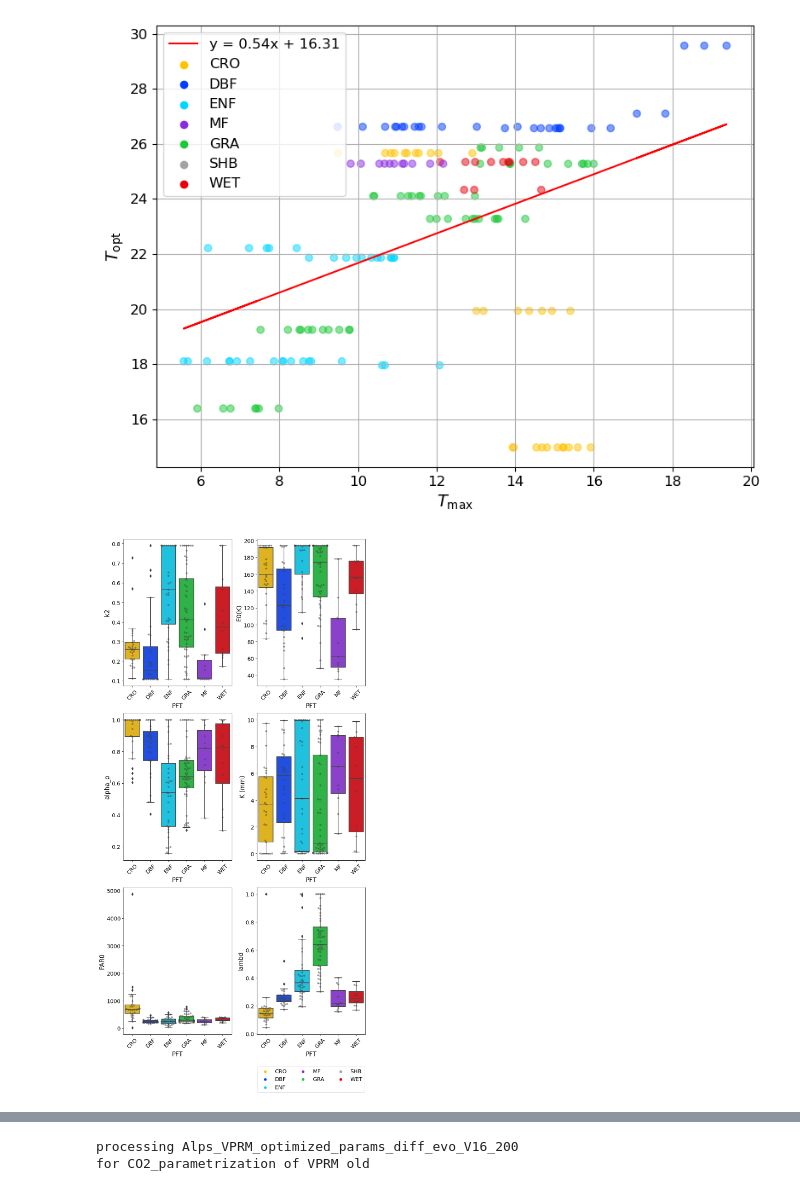
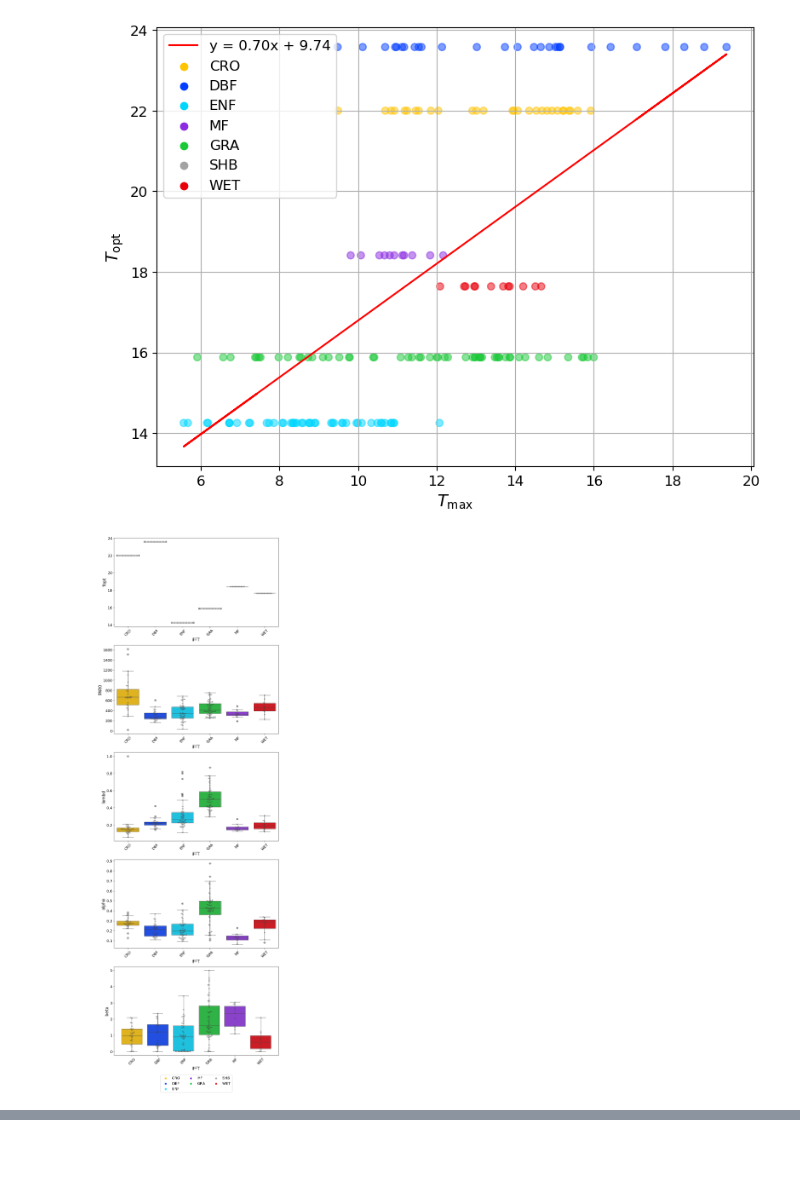
Before and after one commit to mareitzef/VPRM_tools, a Jupyter notebook: plots_for_VPRM_from_excel.ipynb, the cells around one changed output, grey strips where cells are left out. Cells and saved outputs as stored; diff of their text form; code cells hidden in the pictures; blank space fills up the shorter version.

```diff
--- a/plots_for_VPRM_from_excel.ipynb
+++ b/plots_for_VPRM_from_excel.ipynb
@@ -5,11 +5,11 @@ import matplotlib.pyplot as plt
 import os
 import numpy as np
 
-version = "V16"
+version = "V18"
 iterations = "200"
 R2_lt_zero = True # test so see results for R2_lt_zero - default: True (deletes sites below zero R2)
 
-for CO2_parametrization in ["migli","old","new"]: # "migli","old","new"
+for CO2_parametrization in ["old"]: # "migli","old","new"
     for region in ["Alps"]: # ,"Europe"
         run_ID = region+"_VPRM_optimized_params_diff_evo_"+version+"_"+iterations
         base_path = "/home/madse/Downloads/Fluxnet_Data/all_tuned_params/" + run_ID
@@ -393,2 +386,2 @@ The PostScript backend does not support transparency; partially transparent arti
-[figure, old version]
+[figure, new version]
-[figure, old version]
+[figure, new version]
@@ -413,2 +388,0 @@ The PostScript backend does not support transparency; partially transparent arti
-processing Alps_VPRM_optimized_params_diff_evo_V16_200
-for CO2_parametrization of VPRM old
```
Also changed, not shown: parts of 1 cell of this notebook, 8 other files.
